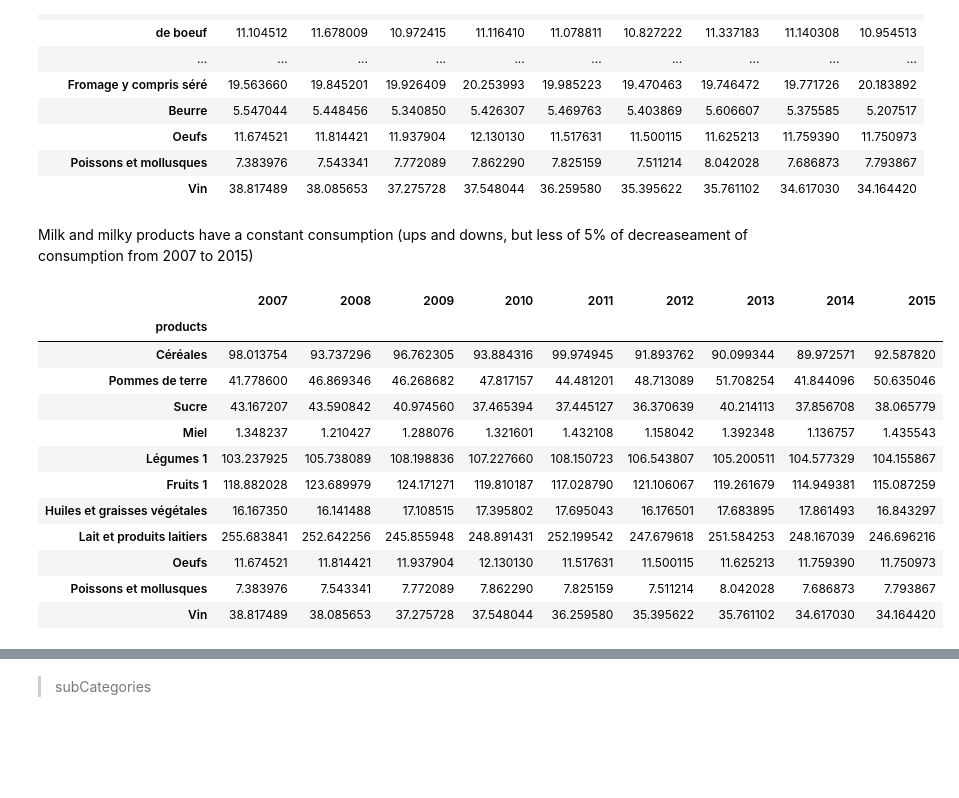
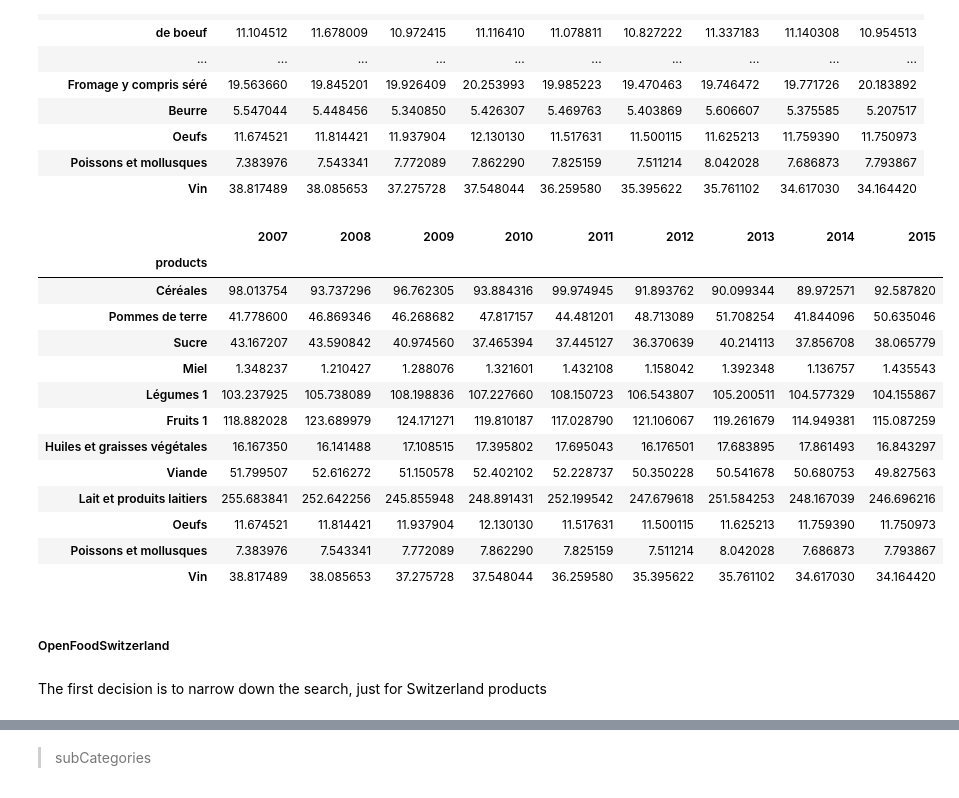
Before and after one commit to MrymZakani/ADA, a Jupyter notebook: LocalConsOverTime.ipynb, the cells around one changed output, grey strips where cells are left out. Cells and saved outputs as stored; diff of their text form; code cells hidden in the pictures; blank space fills up the shorter version.

Commit message:
First result of Local consumption over time

```diff
--- a/LocalConsOverTime.ipynb
+++ b/LocalConsOverTime.ipynb
@@ -74,32 +74,36 @@ consSwit
 | Oeufs | 11.674521 | 11.814421 | 11.937904 | 12.130130 | 11.517631 | 11.500115 | 11.625213 | 11.759390 | 11.750973 |
 | Poissons et mollusques | 7.383976 | 7.543341 | 7.772089 | 7.862290 | 7.825159 | 7.511214 | 8.042028 | 7.686873 | 7.793867 |
 | Vin | 38.817489 | 38.085653 | 37.275728 | 37.548044 | 36.259580 | 35.395622 | 35.761102 | 34.617030 | 34.164420 |
-# %% [markdown]
-Milk and milky products have a constant consumption (ups and downs, but less of 5% of decreaseament of consumption from 2007 to 2015)
 # %%
 catConsSwit = consSwit.loc[(consSwit.index== 'Céréales')]
 catConsSwit = catConsSwit.append(consSwit.loc[(consSwit.index== 'Pommes de terre')])
 catConsSwit = catConsSwit.append(consSwit.loc[(consSwit.index== 'Sucre')])
 catConsSwit = catConsSwit.append(consSwit.loc[(consSwit.index== 'Miel')])
 catConsSwit = catConsSwit.append(consSwit.loc[(consSwit.index== 'Légumes 1')])
 catConsSwit = catConsSwit.append(consSwit.loc[(consSwit.index== 'Fruits 1')])
 catConsSwit = catConsSwit.append(consSwit.loc[(consSwit.index== 'Huiles et graisses végétales')])
+catConsSwit = catConsSwit.append(consSwit.loc[(consSwit.index== 'Viande')])
 catConsSwit = catConsSwit.append(consSwit.loc[(consSwit.index== 'Lait et produits laitiers')])
 catConsSwit = catConsSwit.append(consSwit.loc[(consSwit.index== 'Oeufs')])
 catConsSwit = catConsSwit.append(consSwit.loc[(consSwit.index== 'Poissons et mollusques')])
 catConsSwit = catConsSwit.append(consSwit.loc[(consSwit.index== 'Vin')])
 catConsSwit
 # %% [output]
 |  | 2007 | 2008 | 2009 | 2010 | 2011 | 2012 | 2013 | 2014 | 2015 |
 | products |  |  |  |  |  |  |  |  |  |
 | Céréales | 98.013754 | 93.737296 | 96.762305 | 93.884316 | 99.974945 | 91.893762 | 90.099344 | 89.972571 | 92.587820 |
 | Pommes de terre | 41.778600 | 46.869346 | 46.268682 | 47.817157 | 44.481201 | 48.713089 | 51.708254 | 41.844096 | 50.635046 |
 | Sucre | 43.167207 | 43.590842 | 40.974560 | 37.465394 | 37.445127 | 36.370639 | 40.214113 | 37.856708 | 38.065779 |
 | Miel | 1.348237 | 1.210427 | 1.288076 | 1.321601 | 1.432108 | 1.158042 | 1.392348 | 1.136757 | 1.435543 |
 | Légumes 1 | 103.237925 | 105.738089 | 108.198836 | 107.227660 | 108.150723 | 106.543807 | 105.200511 | 104.577329 | 104.155867 |
 | Fruits 1 | 118.882028 | 123.689979 | 124.171271 | 119.810187 | 117.028790 | 121.106067 | 119.261679 | 114.949381 | 115.087259 |
 | Huiles et graisses végétales | 16.167350 | 16.141488 | 17.108515 | 17.395802 | 17.695043 | 16.176501 | 17.683895 | 17.861493 | 16.843297 |
+| Viande | 51.799507 | 52.616272 | 51.150578 | 52.402102 | 52.228737 | 50.350228 | 50.541678 | 50.680753 | 49.827563 |
 | Lait et produits laitiers | 255.683841 | 252.642256 | 245.855948 | 248.891431 | 252.199542 | 247.679618 | 251.584253 | 248.167039 | 246.696216 |
 | Oeufs | 11.674521 | 11.814421 | 11.937904 | 12.130130 | 11.517631 | 11.500115 | 11.625213 | 11.759390 | 11.750973 |
 | Poissons et mollusques | 7.383976 | 7.543341 | 7.772089 | 7.862290 | 7.825159 | 7.511214 | 8.042028 | 7.686873 | 7.793867 |
 | Vin | 38.817489 | 38.085653 | 37.275728 | 37.548044 | 36.259580 | 35.395622 | 35.761102 | 34.617030 | 34.164420 |
+# %% [markdown]
+##### OpenFoodSwitzerland
+# %% [markdown]
+The first decision is to narrow down the search, just for Switzerland products
```
Also changed, not shown: parts of 42 cells of this notebook.
